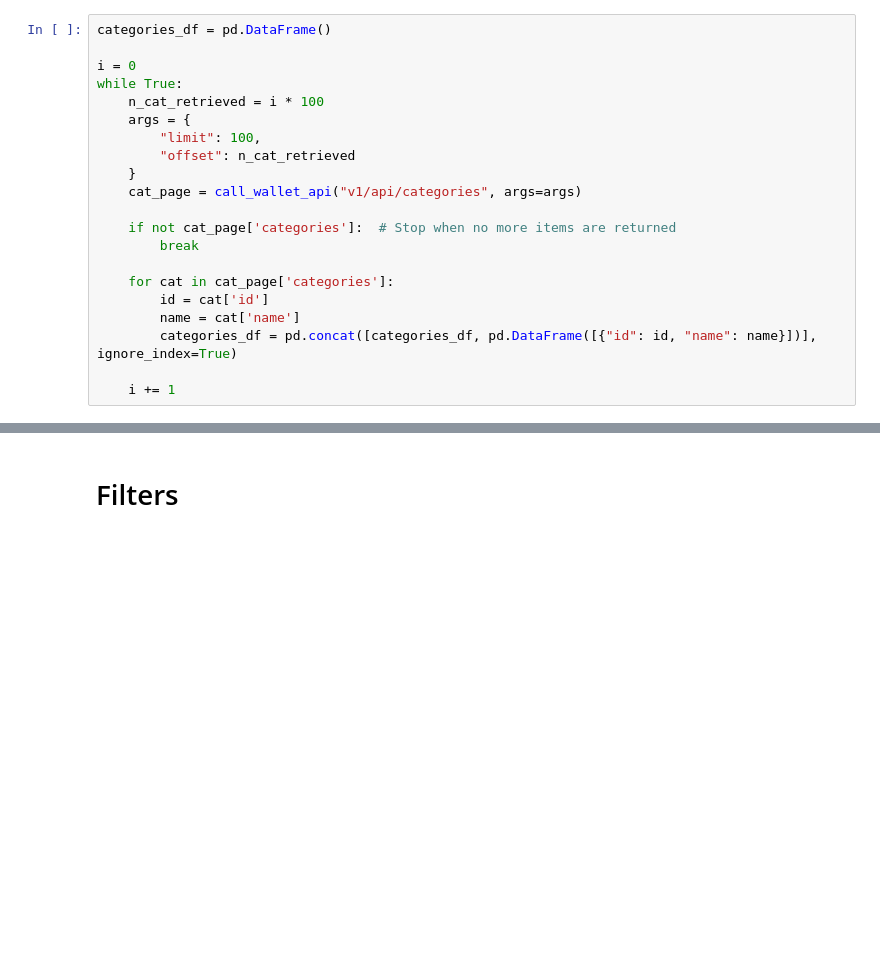
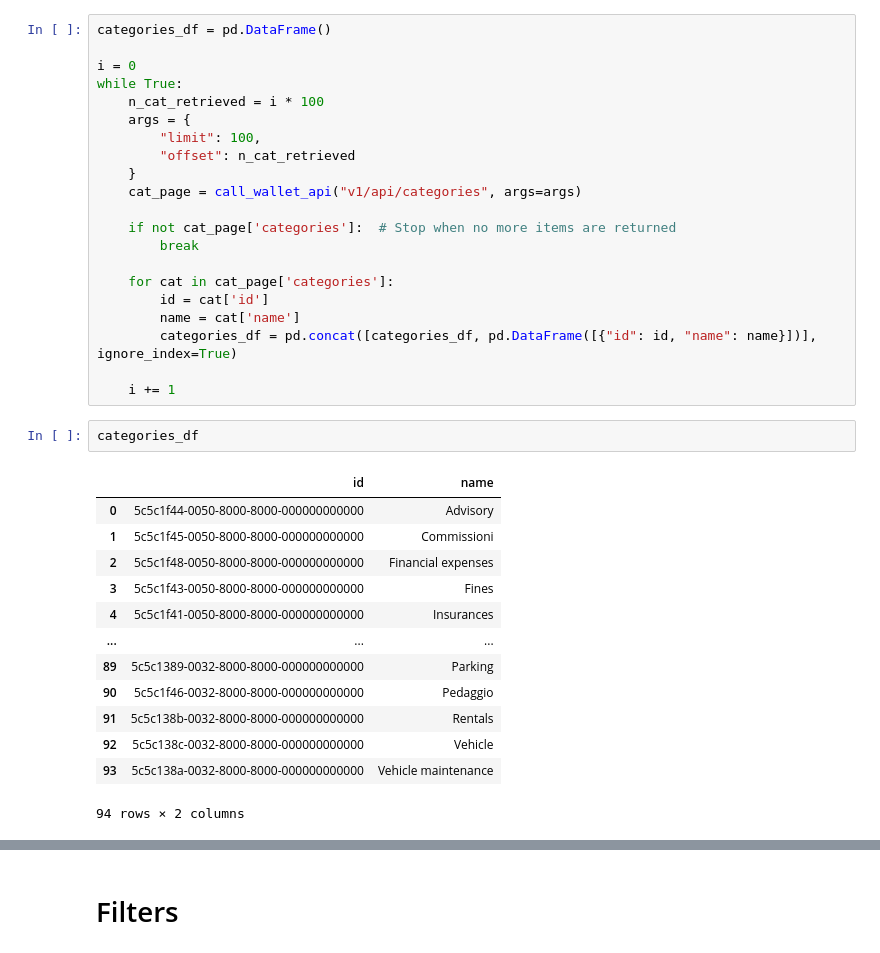
Before and after one commit to LeonardoAcquaroli/wallet, a Jupyter notebook: notebooks/00_experiment.ipynb, the cells around one changed output, grey strips where cells are left out. Saved outputs shown, nothing was run; the diff lists cells and outputs as text; blank space fills up the shorter version.

```diff
--- a/notebooks/00_experiment.ipynb
+++ b/notebooks/00_experiment.ipynb
@@ -227,6 +254,22 @@ while True:
         categories_df = pd.concat([categories_df, pd.DataFrame([{"id": id, "name": name}])], ignore_index=True)
 
     i += 1
+# %%
+categories_df
+# %% [output]
+|  | id | name |
+| 0 | 5c5c1f44-0050-8000-8000-000000000000 | Advisory |
+| 1 | 5c5c1f45-0050-8000-8000-000000000000 | Commissioni |
+| 2 | 5c5c1f48-0050-8000-8000-000000000000 | Financial expenses |
+| 3 | 5c5c1f43-0050-8000-8000-000000000000 | Fines |
+| 4 | 5c5c1f41-0050-8000-8000-000000000000 | Insurances |
+| ... | ... | ... |
+| 89 | 5c5c1389-0032-8000-8000-000000000000 | Parking |
+| 90 | 5c5c1f46-0032-8000-8000-000000000000 | Pedaggio |
+| 91 | 5c5c138b-0032-8000-8000-000000000000 | Rentals |
+| 92 | 5c5c138c-0032-8000-8000-000000000000 | Vehicle |
+| 93 | 5c5c138a-0032-8000-8000-000000000000 | Vehicle maintenance |
+94 rows × 2 columns
 # %%
 for i, row in categories_df.iterrows():
     print(row['name'], row['id'])
```
Also changed, not shown: parts of 13 cells of this notebook, 3 other files.
